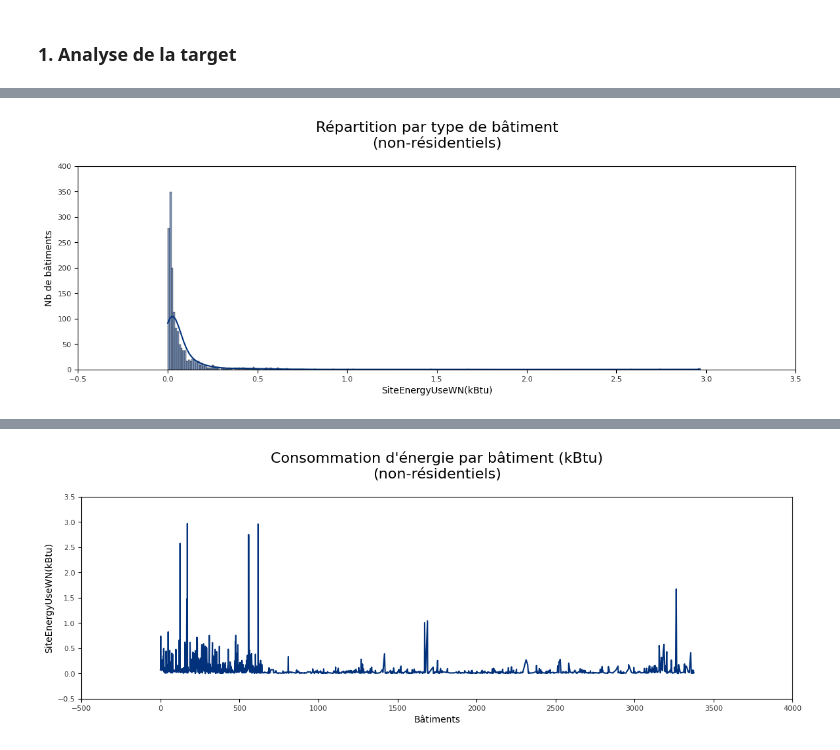
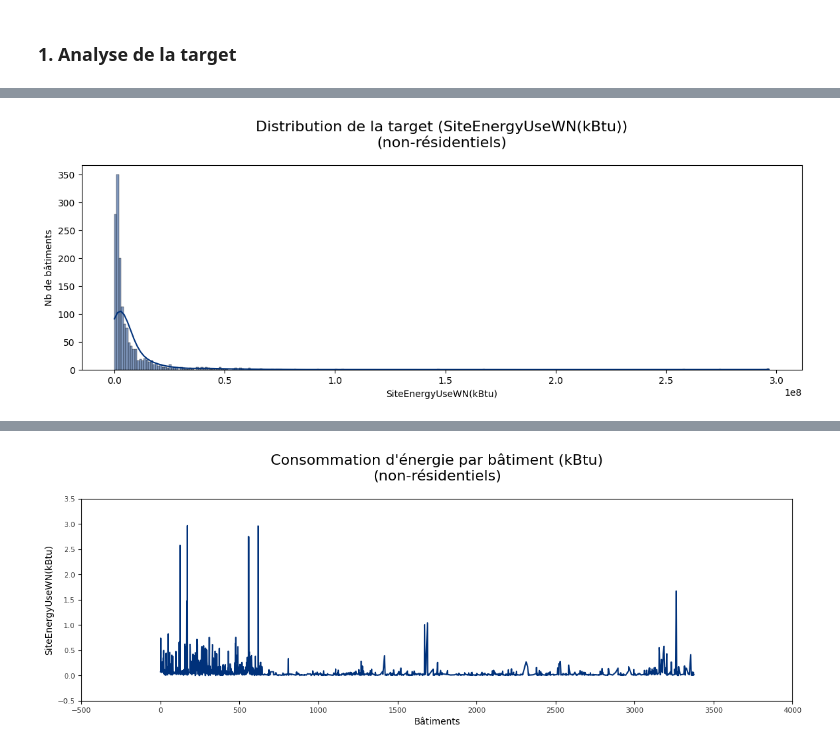
Before and after one commit to RR-DataSciences/P4_Anticipez_Les_Besoins_En_Consommation_De_B-timents, a Jupyter notebook: P4_Nettoyage.ipynb, the cells around one changed output, grey strips where cells are left out. Drawn from its saved outputs; the diff is of its cells as text; code cells hidden in the pictures.

```diff
--- a/P4_Nettoyage.ipynb
+++ b/P4_Nettoyage.ipynb
@@ -293,7 +289,3 @@ df = df.loc[df["BuildingType"].str.lower().str.contains("nonresidential"),:]
 # %%
 # Sélection des données qui n'ont pas de valeurs aberrantes
 df = df[df["Outlier"].isnull()]
-# %%
-df = df.drop(columns="Outlier")
-# %%
-df["CouncilDistrictCode"] = df["CouncilDistrictCode"].astype(str)
@@ -299,0 +294,9 @@ df["CouncilDistrictCode"] = df["CouncilDistrictCode"].astype(str)
+# %%
+# Sélection des variables
+df = df.loc[:,['PrimaryPropertyType','Neighborhood',
+               'Latitude','Longitude','YearBuilt','NumberofBuildings',
+               'NumberofFloors', 'PropertyGFATotal', 'PropertyGFAParking',
+               'PropertyGFABuilding(s)', 'ListOfAllPropertyUseTypes',
+               'LargestPropertyUseType', 'LargestPropertyUseTypeGFA',
+               'ENERGYSTARScore','Electricity(kBtu)','NaturalGas(kBtu)',
+               'SiteEnergyUse(kBtu)','SiteEnergyUseWN(kBtu)']]
@@ -299,0 +328,4 @@ df["CouncilDistrictCode"] = df["CouncilDistrictCode"].astype(str)
+# %%
+# MAJ du types de données
+df["YearBuilt"] = pd.to_datetime(df["YearBuilt"], format="%Y").dt.year
+df["NumberofBuildings"] = df["NumberofBuildings"].astype(int)
@@ -305,21 +381,15 @@ df["CouncilDistrictCode"] = df["CouncilDistrictCode"].astype(str)
 # %%
 # Observation of zero values (average per column)
 plt.figure(figsize=(14,4))
-ax = sns.histplot(df["SiteEnergyUseWN(kBtu)"], kde=True, color="#00317a")
-plt.title("Répartition par type de bâtiment\n(non-résidentiels)",pad=20,color="#000",fontsize=16)
+ax = sns.histplot(data=df, x="SiteEnergyUseWN(kBtu)", kde=True, color="#00317a")
+plt.title("Distribution de la target (SiteEnergyUseWN(kBtu))\n(non-résidentiels)",pad=20,color="#000",fontsize=16)
 
-# Specifies the location of x-axis labels
-ax.set_xticks(ax.get_xticks())
-ax.set_xticklabels(ax.get_xticklabels(), color='#333', fontsize=8)
-# Specifies the location of y-axis labels
-ax.set_yticks(ax.get_yticks())
-ax.set_yticklabels(ax.get_yticklabels(), color='#333', fontsize=8)
 # Customise x and y axis labels
 plt.xlabel("SiteEnergyUseWN(kBtu)",color='#000', fontsize=10)
 plt.ylabel("Nb de bâtiments",color='#000', fontsize=10)
 plt.show()
 # %% [output]
-[figure, old version]
+[figure, new version]
 # %%
 # Observation of zero values (average per column)
 plt.figure(figsize=(14,4))
```
Also changed, not shown: parts of 21 cells of this notebook, 1 other file.
